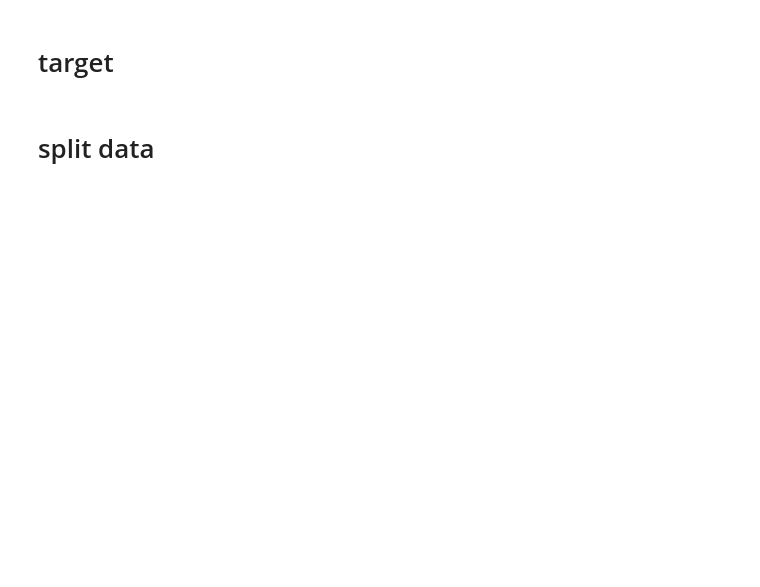
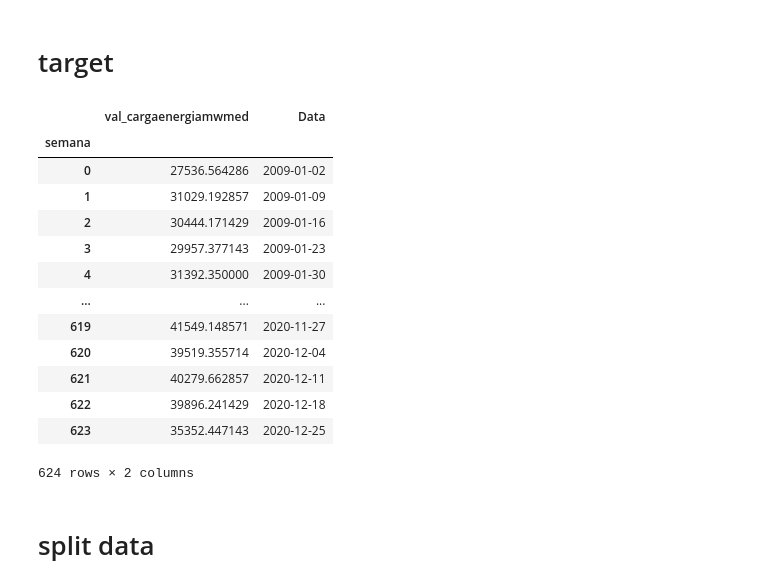
Before and after one commit to marcos-mansur/load-forecast, a Jupyter notebook: Notebook_9_Hyperparameter_tuning.ipynb, the cells around one changed output. Saved outputs shown, nothing was run; the diff lists cells and outputs as text; code cells hidden in the pictures; blank space fills up the shorter version.

```diff
--- a/Notebook_9_Hyperparameter_tuning.ipynb
+++ b/Notebook_9_Hyperparameter_tuning.ipynb
@@ -33,46 +33,3 @@ time_col = 'din_instante'
 regiao = 'SUDESTE'
 # %% [markdown]
 # Treat data
-# %%
-def get_friday(date_time):
-  """ get next friday = start the operative week"""
-
-  # today
-  dt = pendulum.datetime(date_time.year,date_time.month, date_time.day)
-  # return next friday
-  return  dt.next(pendulum.FRIDAY).strftime('%Y-%m-%d')
-
-
-def treat_data(df,regiao=regiao,operative_week_start=2):
-
-  df = df.copy()
-  # round the values of load
-  df['val_cargaenergiamwmed'] = np.round(df['val_cargaenergiamwmed'],2)
-  # drop last 4 rows that doesn't have load values
-  df.dropna(axis=0, how='any',inplace=True)
-  # filter data by subsystem
-  try:
-    df = df[df['nom_subsistema']==regiao].reset_index().drop('index',axis=1).copy()
-  except:
-    pass
-  # dropa colunas sobre região
-  df.drop(labels=['nom_subsistema','id_subsistema'], inplace=True, axis=1,errors='ignore')
-
-  if df['din_instante'].iloc[0].day_name() != 'Friday':
-    # get next friday - begins the operative week
-    next_fri = get_friday(df['din_instante'].iloc[0])
-    # df starts with the begin of operative week
-    df = df[df['din_instante'] >= next_fri].copy()
-
-  # create column with week number
-  df.reset_index(inplace=True,drop=True)
-  df['semana'] = (df.index)//7
-
-  df['Mes'] = df['din_instante'].dt.month
-  df['dia semana'] = df['din_instante'].dt.day_name()
-  df['dia mes'] = df['din_instante'].dt.day
-
-  return df
-
-df = treat_data(df_20XX, regiao='SUDESTE')
-df.head(3)
@@ -136,6 +178,23 @@ def create_target_df(df):
   return df_target
 
 df_target = create_target_df(df)
+# %%
+df_target
+# %% [output]
+|  | val_cargaenergiamwmed | Data |
+| semana |  |  |
+| 0 | 27536.564286 | 2009-01-02 |
+| 1 | 31029.192857 | 2009-01-09 |
+| 2 | 30444.171429 | 2009-01-16 |
+| 3 | 29957.377143 | 2009-01-23 |
+| 4 | 31392.350000 | 2009-01-30 |
+| ... | ... | ... |
+| 619 | 41549.148571 | 2020-11-27 |
+| 620 | 39519.355714 | 2020-12-04 |
+| 621 | 40279.662857 | 2020-12-11 |
+| 622 | 39896.241429 | 2020-12-18 |
+| 623 | 35352.447143 | 2020-12-25 |
+624 rows × 2 columns
 # %% [markdown]
 # split data
 # %%
```
Also changed, not shown: parts of 10 cells of this notebook.
